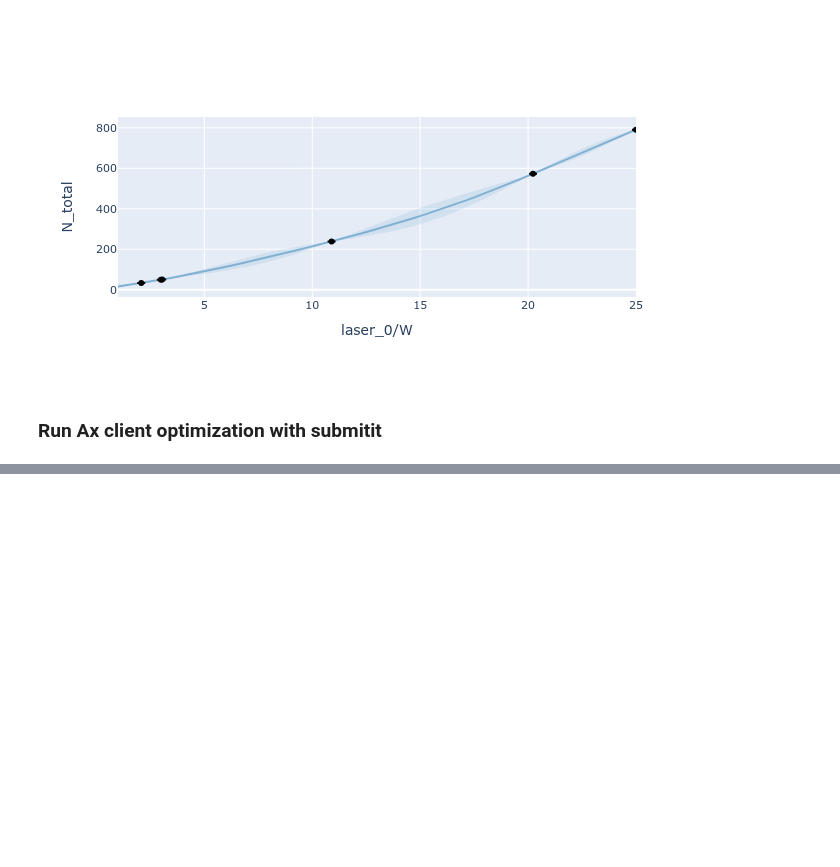
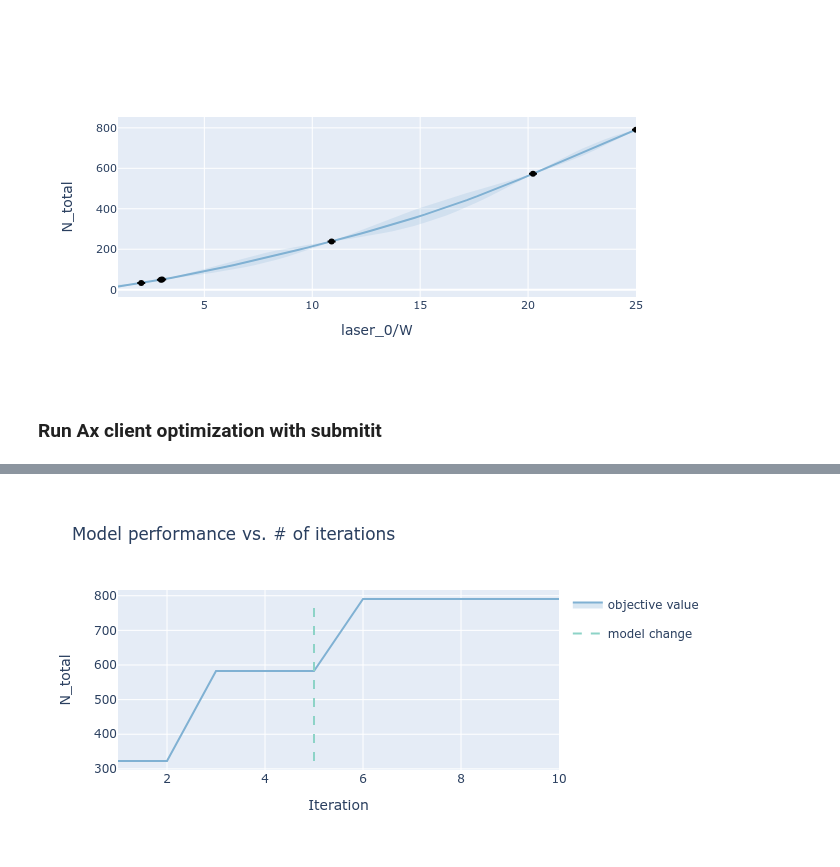
Before and after one commit to maxbalrog/light-by-light-botorch, a Jupyter notebook: usage.ipynb, the cells around one changed output, grey strips where cells are left out. Saved outputs shown, nothing was run; the diff lists cells and outputs as text; code cells hidden in the pictures; blank space fills up the shorter version.

Commit message:
Add submitit optimization

```diff
--- a/test.ipynb
+++ b/usage.ipynb
@@ -290,0 +340,4 @@ render(
+# %%
+client_json = f'{save_path}experiment.json'
+ax_client = (AxClient.load_from_json_file(client_json))
+model = get_model_from_experiment(ax_client.experiment)
@@ -290,0 +362,6 @@ render(
+# %%
+render(
+    ax_client.get_optimization_trace()
+)
+# %% [output]
+[figure, added]
```
Also changed, not shown: parts of 7 cells of this notebook, 2 other files.
